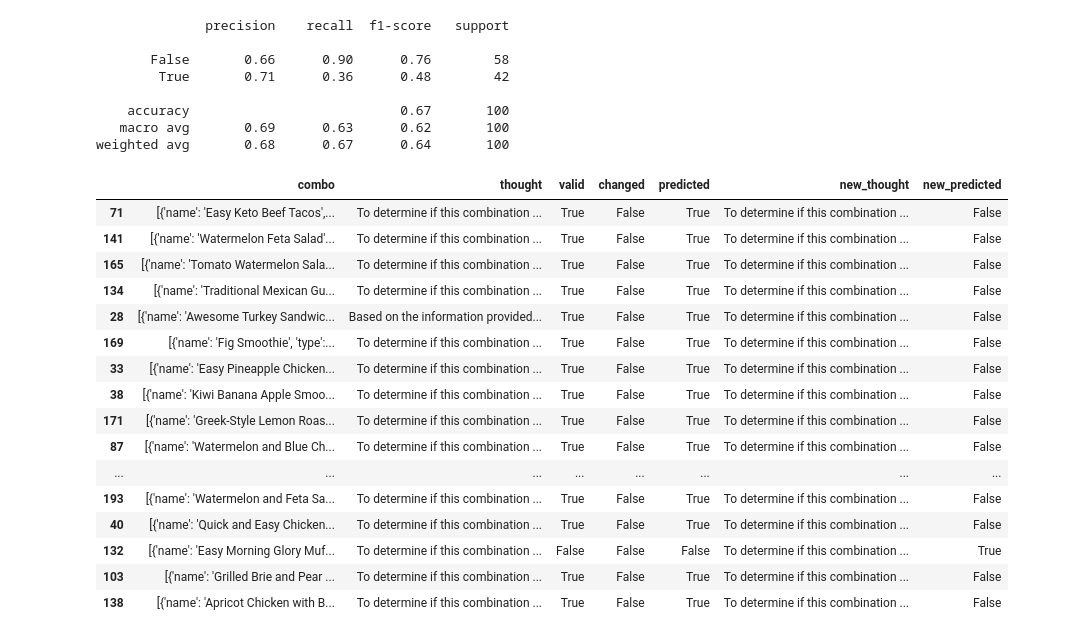
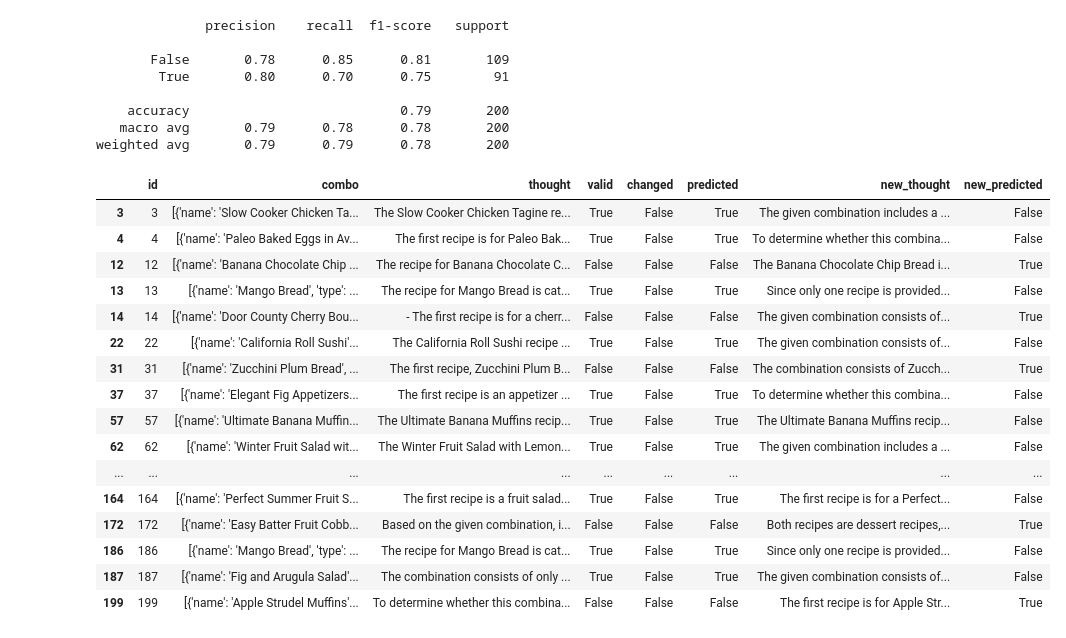
Before and after one commit to shilongdai/FoodPlanner, a Jupyter notebook: notebooks/examine_labeled.ipynb, the cells around one changed output. Cells and saved outputs as stored; diff of their text form; code cells hidden in the pictures.

```diff
--- a/notebooks/examine_labeled.ipynb
+++ b/notebooks/examine_labeled.ipynb
@@ -31,5 +31,6 @@ labeled_df = pd.DataFrame({
     "valid": valid,
     "changed": changed
 })
+labeled_df = labeled_df.reset_index().rename(columns={"index": "id"})
 labeled_df.head()
 # %% [output]
@@ -106,7 +97,3 @@ def df_to_records(df):
     return records_series.tolist()
 
 client = chromadb.Client()
-collection = client.create_collection(name=config.MEAL_VALID_EXAMPLE_COL)
-db_entries = create_db_entries(df_to_records(eval), collection)
-collection.add(**db_entries)
-collection.count()
@@ -145,14 +117,24 @@ meal_selector.select_examples({"recipes": "lobster"})
 from meal import RecipeMealInput
 from meal import evaluate_recipes
 
-def predict_valid(recipe_record):
+def predict_valid(raw_df, entry):
     recipes = []
+    recipe_record = entry["combo"]
+    filtered_df = raw_df.loc[raw_df.id != entry["id"]]
+
+    collection = client.create_collection(name=config.MEAL_VALID_EXAMPLE_COL)
+    db_entries = create_db_entries(df_to_records(filtered_df), collection)
+    collection.add(**db_entries)
+    meal_selector = ChromaMealExampleSelector(collection=collection)
+
     for r in recipe_record:
         recipes.append(RecipeMealInput(**r))
+
     model_output = evaluate_recipes(plan_llm, recipes, selector, meal_selector)
+    client.delete_collection(config.MEAL_VALID_EXAMPLE_COL)
     return model_output["thought"], model_output["valid"]
 
-predict_valid(labeled_df["combo"].iloc[0])
+predict_valid(labeled_df, labeled_df.iloc[0])
 # %% [output]
 > Entering new LLMChain chain...
 Prompt after formatting:
@@ -187,10 +158,10 @@ weighted avg       0.76      0.74      0.74       100
 # %%
 config.VERBOSE = False
-outputs = test.combo.progress_apply(predict_valid).tolist()
+outputs = labeled_df.progress_apply(lambda row: predict_valid(labeled_df, row), axis=1).tolist()
 new_thought, new_valid = zip(*outputs)
-test["new_thought"] = new_thought
-test["new_predicted"] = new_valid
-test.head()
+labeled_df["new_thought"] = new_thought
+labeled_df["new_predicted"] = new_valid
+labeled_df.head()
 # %% [output]
 huggingface/tokenizers: The current process just got forked, after parallelism has already been used. Disabling parallelism to avoid deadlocks...
 To disable this warning, you can either:
@@ -205,32 +176,32 @@ To disable this warning, you can either:
 # %%
-print(classification_report(y_true=test["valid"], y_pred=test["new_predicted"]))
+print(classification_report(y_true=labeled_df["valid"], y_pred=labeled_df["new_predicted"]))
 # %% [output]
               precision    recall  f1-score   support
 
-       False       0.66      0.90      0.76        58
-        True       0.71      0.36      0.48        42
+       False       0.78      0.85      0.81       109
+        True       0.80      0.70      0.75        91
 
-    accuracy                           0.67       100
-   macro avg       0.69      0.63      0.62       100
-weighted avg       0.68      0.67      0.64       100
+    accuracy                           0.79       200
+   macro avg       0.79      0.78      0.78       200
+weighted avg       0.79      0.79      0.78       200
 # %%
-test.loc[(test.valid == test.predicted) & (test.valid != test.new_predicted)]
+labeled_df.loc[(labeled_df.valid == labeled_df.predicted) & (labeled_df.valid != labeled_df.new_predicted)]
 # %% [output]
-|  | combo | thought | valid | changed | predicted | new_thought | new_predicted |
-| 71 | [{'name': 'Easy Keto Beef Tacos',... | To determine if this combination ... | True | False | True | To determine if this combination ... | False |
-| 141 | [{'name': 'Watermelon Feta Salad'... | To determine if this combination ... | True | False | True | To determine if this combination ... | False |
-| 165 | [{'name': 'Tomato Watermelon Sala... | To determine if this combination ... | True | False | True | To determine if this combination ... | False |
-| 134 | [{'name': 'Traditional Mexican Gu... | To determine if this combination ... | True | False | True | To determine if this combination ... | False |
-| 28 | [{'name': 'Awesome Turkey Sandwic... | Based on the information provided... | True | False | True | To determine if this combination ... | False |
-| 169 | [{'name': 'Fig Smoothie', 'type':... | To determine if this combination ... | True | False | True | To determine if this combination ... | False |
-| 33 | [{'name': 'Easy Pineapple Chicken... | To determine if this combination ... | True | False | True | To determine if this combination ... | False |
-| 38 | [{'name': 'Kiwi Banana Apple Smoo... | To determine if this combination ... | True | False | True | To determine if this combination ... | False |
-| 171 | [{'name': 'Greek-Style Lemon Roas... | To determine if this combination ... | True | False | True | To determine if this combination ... | False |
-| 87 | [{'name': 'Watermelon and Blue Ch... | To determine if this combination ... | True | False | True | To determine if this combination ... | False |
-| ... | ... | ... | ... | ... | ... | ... | ... |
-| 193 | [{'name': 'Watermelon and Feta Sa... | To determine if this combination ... | True | False | True | To determine if this combination ... | False |
-| 40 | [{'name': 'Quick and Easy Chicken... | To determine if this combination ... | True | False | True | To determine if this combination ... | False |
-| 132 | [{'name': 'Easy Morning Glory Muf... | To determine if this combination ... | False | False | False | To determine if this combination ... | True |
-| 103 | [{'name': 'Grilled Brie and Pear ... | To determine if this combination ... | True | False | True | To determine if this combination ... | False |
-| 138 | [{'name': 'Apricot Chicken with B... | To determine if this combination ... | True | False | True | To determine if this combination ... | False |
+|  | id | combo | thought | valid | changed | predicted | new_thought | new_predicted |
+| 3 | 3 | [{'name': 'Slow Cooker Chicken Ta... | The Slow Cooker Chicken Tagine re... | True | False | True | The given combination includes a ... | False |
+| 4 | 4 | [{'name': 'Paleo Baked Eggs in Av... | The first recipe is for Paleo Bak... | True | False | True | To determine whether this combina... | False |
+| 12 | 12 | [{'name': 'Banana Chocolate Chip ... | The recipe for Banana Chocolate C... | False | False | False | The Banana Chocolate Chip Bread i... | True |
+| 13 | 13 | [{'name': 'Mango Bread', 'type': ... | The recipe for Mango Bread is cat... | True | False | True | Since only one recipe is provided... | False |
+| 14 | 14 | [{'name': 'Door County Cherry Bou... | - The first recipe is for a cherr... | False | False | False | The given combination consists of... | True |
+| 22 | 22 | [{'name': 'California Roll Sushi'... | The California Roll Sushi recipe ... | True | False | True | The given combination consists of... | False |
+| 31 | 31 | [{'name': 'Zucchini Plum Bread', ... | The first recipe, Zucchini Plum B... | False | False | False | The combination consists of Zucch... | True |
+| 37 | 37 | [{'name': 'Elegant Fig Appetizers... | The first recipe is an appetizer ... | True | False | True | To determine whether this combina... | False |
+| 57 | 57 | [{'name': 'Ultimate Banana Muffin... | The Ultimate Banana Muffins recip... | True | False | True | The Ultimate Banana Muffins recip... | False |
+| 62 | 62 | [{'name': 'Winter Fruit Salad wit... | The Winter Fruit Salad with Lemon... | True | False | True | The given combination includes a ... | False |
+| ... | ... | ... | ... | ... | ... | ... | ... | ... |
+| 164 | 164 | [{'name': 'Perfect Summer Fruit S... | The first recipe is a fruit salad... | True | False | True | The first recipe is for a Perfect... | False |
+| 172 | 172 | [{'name': 'Easy Batter Fruit Cobb... | Based on the given combination, i... | False | False | False | Both recipes are dessert recipes,... | True |
+| 186 | 186 | [{'name': 'Mango Bread', 'type': ... | The recipe for Mango Bread is cat... | True | False | True | Since only one recipe is provided... | False |
+| 187 | 187 | [{'name': 'Fig and Arugula Salad'... | The combination consists of only ... | True | False | True | The given combination consists of... | False |
+| 199 | 199 | [{'name': 'Apple Strudel Muffins'... | To determine whether this combina... | False | False | False | The first recipe is for Apple Str... | True |
 # %%
```
Also changed, not shown: parts of 12 cells of this notebook, 3 other files.
